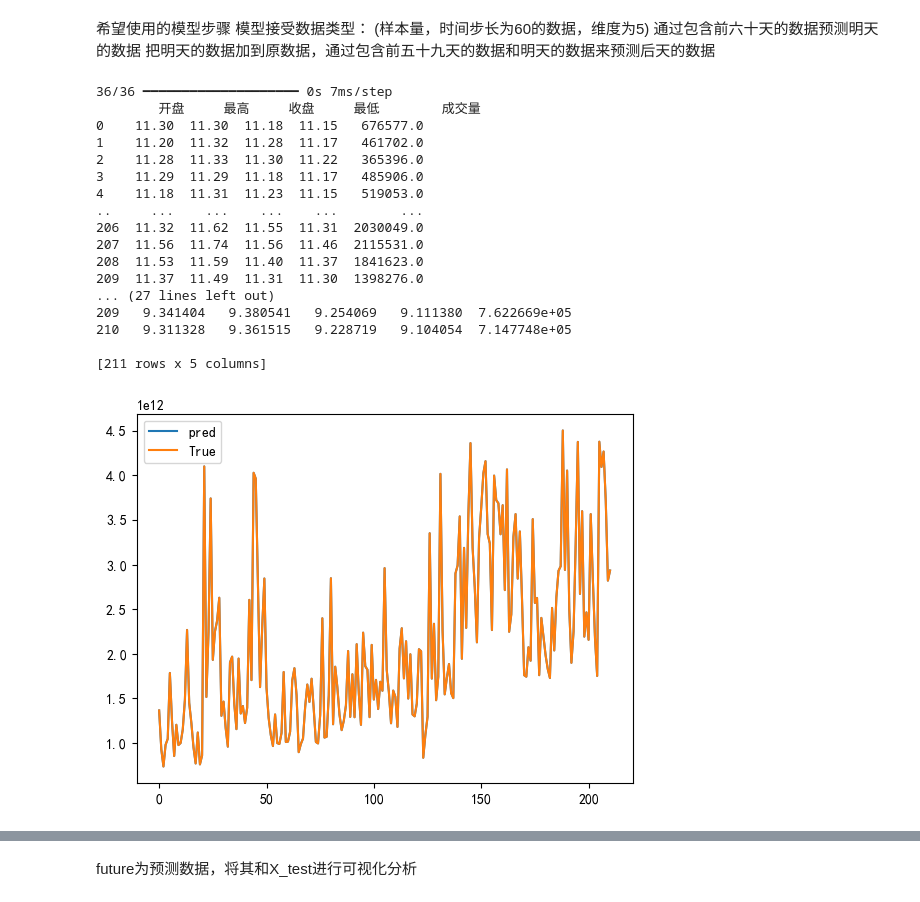
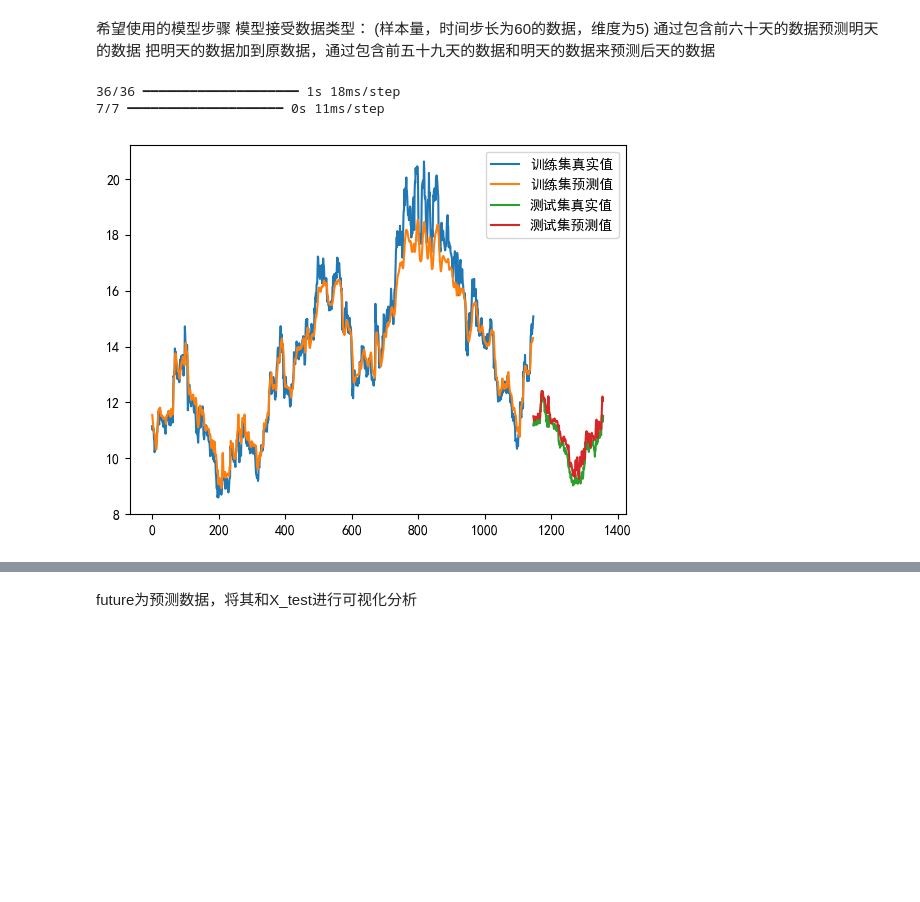
Before and after one commit to jkljklkjj/MachineLearn, a Jupyter notebook: 真正的作业 copy.ipynb, the cells around one changed output, grey strips where cells are left out. Saved outputs shown, nothing was run; the diff lists cells and outputs as text; code cells hidden in the pictures; blank space fills up the shorter version.

```diff
--- a/真正的作业 copy.ipynb
+++ b/真正的作业 copy.ipynb
@@ -160,9 +190,12 @@ model = Sequential([
         activation="relu"
     ),
     Dropout(0.2),
+    LSTM(50, return_sequences=True),
+    Dropout(0.2),
     LSTM(50, return_sequences=False),
     Dropout(0.2),
     Dense(5)
 ])
 
 model.compile(optimizer=Nadam(learning_rate=0.001), loss="mse")
+model.summary()
@@ -171,12 +226,13 @@ model.compile(optimizer=Nadam(learning_rate=0.001), loss="mse")
 # %%
 from keras.callbacks import EarlyStopping
 #早停策略
-es = EarlyStopping(monitor='val_loss', mode='min', verbose=1, patience=8)
+es = EarlyStopping(monitor='val_loss', mode='min', verbose=1, patience=10)
 
+print(X_train, y_train)
 history = model.fit(
     X_train,
     y_train,
-    epochs=20,
+    epochs=40,
     batch_size=32,
     validation_data=(X_test, y_test),
     shuffle=False,
@@ -266,45 +322,36 @@ print(start_time,end_time)
 # %%
 def predict(X, y, scalers):
     # 预测
     y_pred = model.predict(X)
     y_pred = pd.DataFrame(y_pred, columns=y.columns)
     y_pred = inverse_scaling(y_pred, scalers)
     y_true = inverse_scaling(y, scalers)
     return y_pred, y_true
-y_pred,y_true= predict(X_train, pd.DataFrame(y_test, columns=test.columns), scalers)
+
+y_pred_train, y_true_train = predict(X_train, pd.DataFrame(y_train, columns=test.columns), scalers)
+y_pred_test, y_true_test = predict(X_test, pd.DataFrame(y_test, columns=test.columns), scalers)
+
 # 创建一个新的图表
 plt.figure()
 
-y_pred = y_pred[:y_test.shape[0]]
-y_test
+# 计算偏移量
+offset = len(y_true_train) - 1
 
-test=y_pred - y_test
-print(y_pred)
-plt.plot(y_pred.index, y_true['成交量'], label='pred')
-plt.plot(y_test.index, y_test['成交量'], label='True')
+# 绘制训练集的真实值和预测值
+plt.plot(range(len(y_true_train)), y_true_train['收盘'], label='训练集真实值')
+plt.plot(range(len(y_pred_train) - 1), y_pred_train['收盘'][1:], label='训练集预测值')
+
+# 绘制测试集的真实值和预测值，x 值加上偏移量
+plt.plot(range(offset, offset + len(y_true_test)), y_true_test['收盘'], label='测试集真实值')
+plt.plot(range(offset, offset + len(y_pred_test) - 1), y_pred_test['收盘'][1:], label='测试集预测值')
 
 # 添加图例
 plt.legend()
 
 # 显示图表
 plt.show()
 # %% [output]
-36/36 ━━━━━━━━━━━━━━━━━━━━ 0s 7ms/step
-        开盘     最高     收盘     最低        成交量
-0    11.30  11.30  11.18  11.15   676577.0
-1    11.20  11.32  11.28  11.17   461702.0
-2    11.28  11.33  11.30  11.22   365396.0
-3    11.29  11.29  11.18  11.17   485906.0
-4    11.18  11.31  11.23  11.15   519053.0
-..     ...    ...    ...    ...        ...
-206  11.32  11.62  11.55  11.31  2030049.0
-207  11.56  11.74  11.56  11.46  2115531.0
-208  11.53  11.59  11.40  11.37  1841623.0
-209  11.37  11.49  11.31  11.30  1398276.0
-... (27 lines left out)
-209   9.341404   9.380541   9.254069   9.111380  7.622669e+05
-210   9.311328   9.361515   9.228719   9.104054  7.147748e+05
-
-[211 rows x 5 columns]
+36/36 ━━━━━━━━━━━━━━━━━━━━ 1s 18ms/step
+7/7 ━━━━━━━━━━━━━━━━━━━━ 0s 11ms/step
-[figure, old version]
+[figure, new version]
 # %%
```
Also changed, not shown: parts of 8 cells of this notebook, 16 other files.
